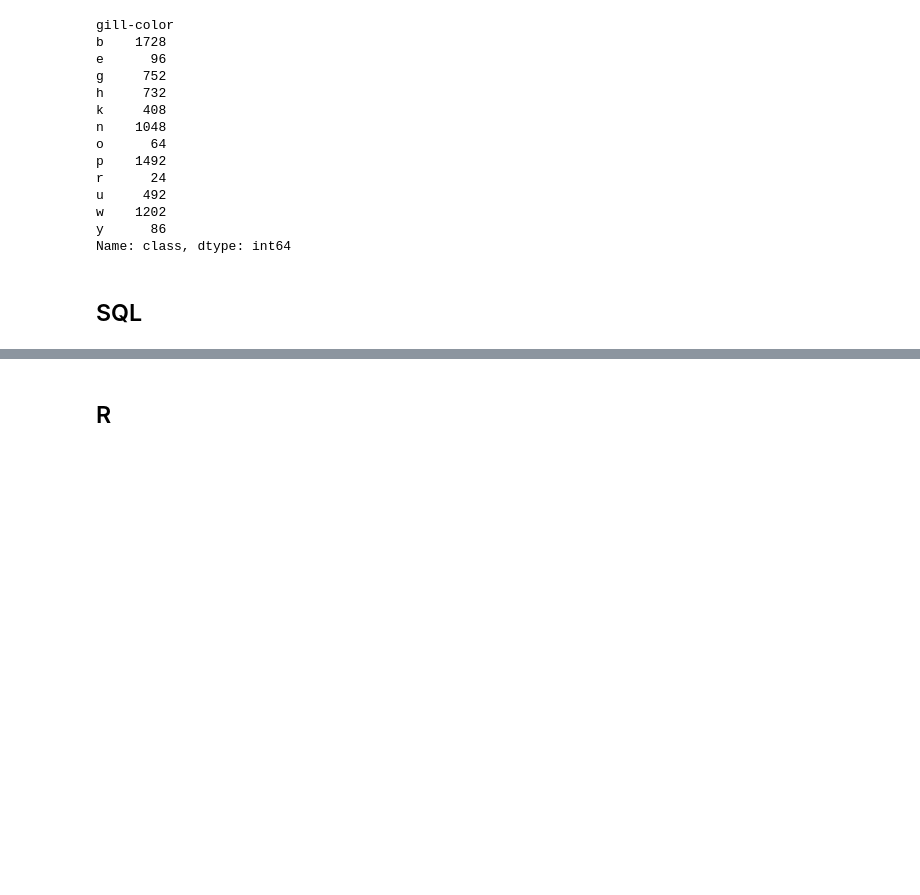
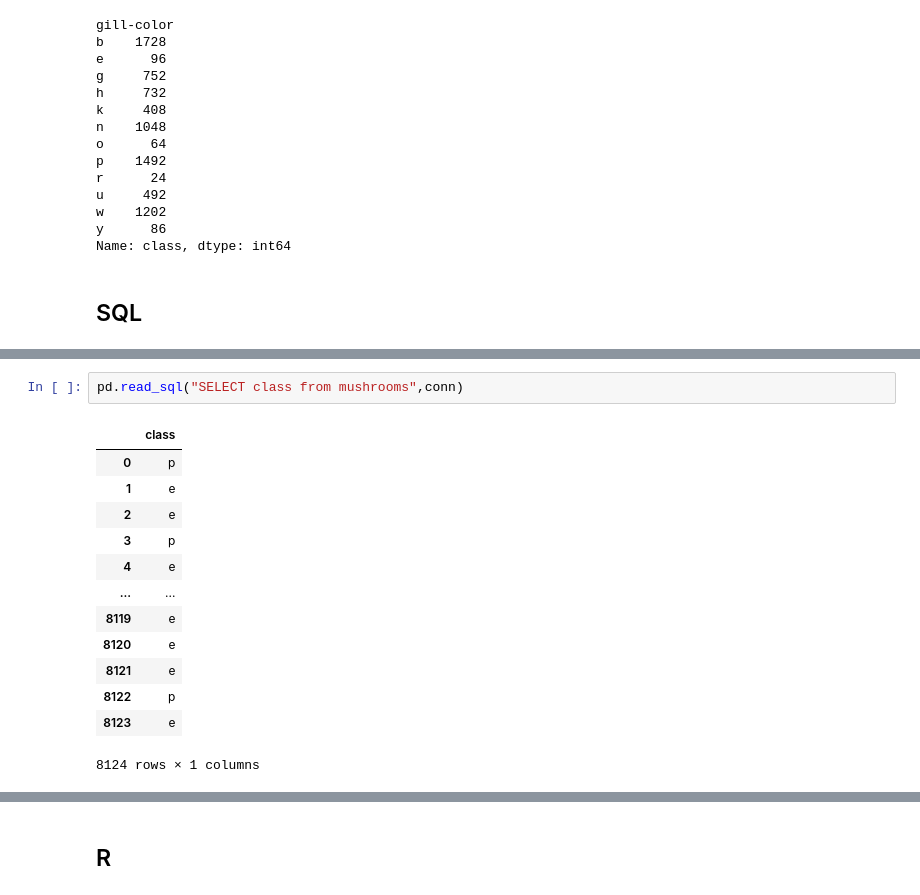
Before and after one commit to steffanylars/PracticaPython, a Jupyter notebook: retosSencillos.ipynb, the cells around one changed output, grey strips where cells are left out. Drawn from its saved outputs; the diff is of its cells as text; blank space fills up the shorter version.

```diff
--- a/retosSencillos.ipynb
+++ b/retosSencillos.ipynb
@@ -270,0 +290,16 @@ import pandas as pd
+# %%
+pd.read_sql("SELECT class from mushrooms",conn)
+# %% [output]
+|  | class |
+| 0 | p |
+| 1 | e |
+| 2 | e |
+| 3 | p |
+| 4 | e |
+| ... | ... |
+| 8119 | e |
+| 8120 | e |
+| 8121 | e |
+| 8122 | p |
+| 8123 | e |
+8124 rows × 1 columns
```
Also changed, not shown: parts of 16 cells of this notebook, 12 other files.
